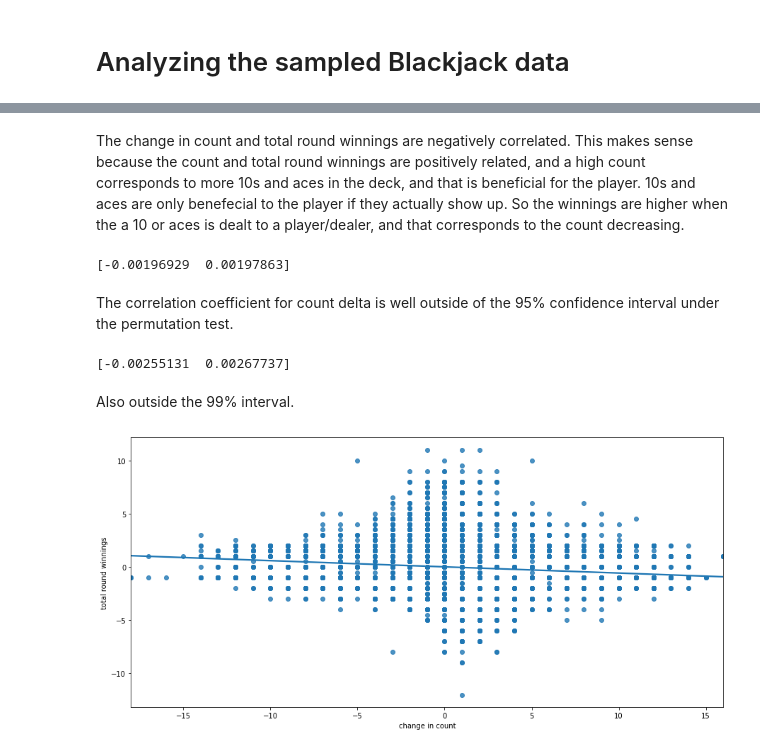
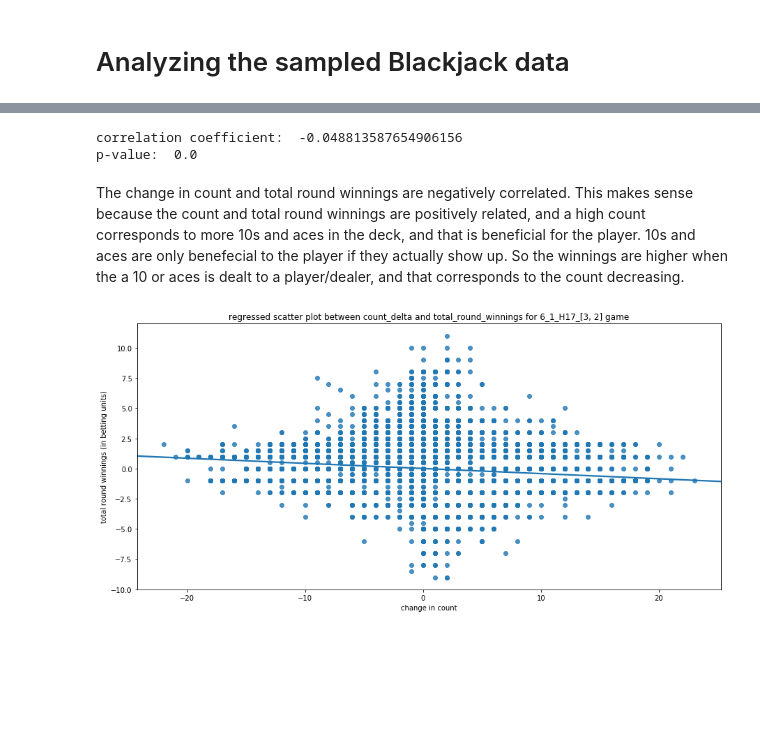
Before and after one commit to scatkinson/BlackjackSimulator, a Jupyter notebook: BlackjackAnalysis.ipynb, the cells around one changed output, grey strips where cells are left out. Drawn from its saved outputs; the diff is of its cells as text; code cells hidden in the pictures; blank space fills up the shorter version.

Commit message:
update to Anaysis and ML notebooks; plots and dfs obtained

```diff
--- a/BlackjackAnalysis.ipynb
+++ b/BlackjackAnalysis.ipynb
@@ -428,0 +108,2 @@ print(delta_coef)
+# %%
+df = pd.read_csv('/media/saa/My Passport/Blackjack/sim_dfs/basic/6_1_H17_[3, 2]_basic.csv')
@@ -428,0 +134,5 @@ print(delta_coef)
+# %%
+# first create the column for change in counts: count_delta
+
+df['count_delta'] = np.append(np.diff(df['opening_count']),[0])
+df.head()
@@ -429,2 +147,11 @@ print(delta_coef)
+# %%
+# obtain correlation coefficient between count delta and total round winnings
+
+coef, p_val = stats.pearsonr(df['count_delta'],df['total_round_winnings'])
+print('correlation coefficient: ', coef)
+print('p-value: ', p_val)
+# %% [output]
+correlation coefficient:  -0.048813587654906156
+p-value:  0.0
 # %% [markdown]
 The change in count and total round winnings are negatively correlated.  This makes sense because the count and total round winnings are positively related, and a high count corresponds to more 10s and aces in the deck, and that is beneficial for the player.  10s and aces are only benefecial to the player if they actually show up.  So the winnings are higher when the a 10 or aces is dealt to a player/dealer, and that corresponds to the count decreasing.
@@ -444,19 +158,9 @@ permuted_delta_coefs = np.array(permuted_delta_coefs)
-# %%
-print(np.percentile(permuted_delta_coefs, [2.5,97.5]))
-# %% [output]
-[-0.00196929  0.00197863]
-# %% [markdown]
-The correlation coefficient for count delta is well outside of the 95% confidence interval under the permutation test.
-# %%
-print(np.percentile(permuted_delta_coefs, [0.5,99.5]))
-# %% [output]
-[-0.00255131  0.00267737]
-# %% [markdown]
-Also outside the 99% interval.
 # %%
-sns.regplot(x=df_basic['count_delta'], y=df_basic['total_round_winnings'])
+sns.regplot(x=df['count_delta'], y=df['total_round_winnings'])
 plt.xlabel('change in count')
-plt.ylabel('total round winnings')
+plt.ylabel('total round winnings (in betting units)')
+plt.title('regressed scatter plot between count_delta and total_round_winnings for 6_1_H17_[3, 2] game')
+plt.savefig('plots/6_1_H17_[3, 2]_regplot_count_delta.jpeg')
 plt.show()
 # %% [output]
-[figure, old version]
+[figure, new version]
```
Also changed, not shown: parts of 99 cells of this notebook, 13 other files.
